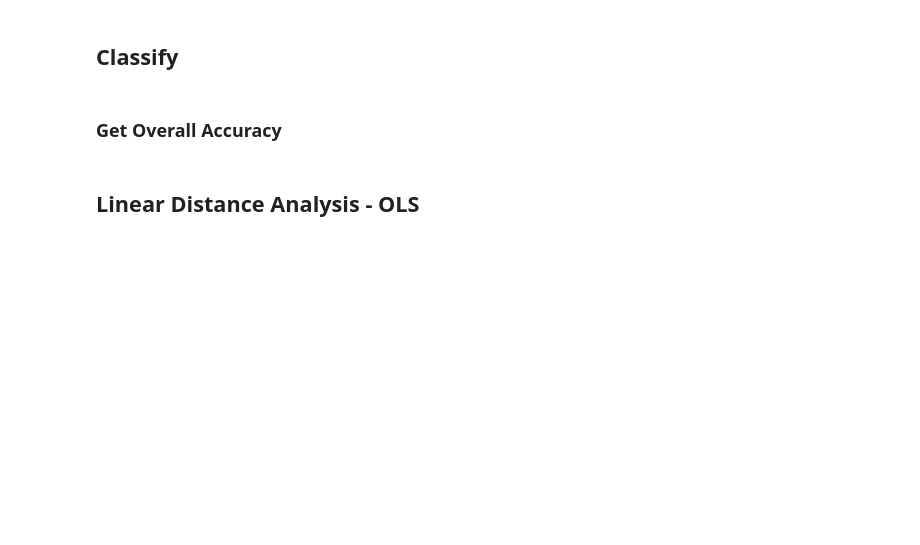
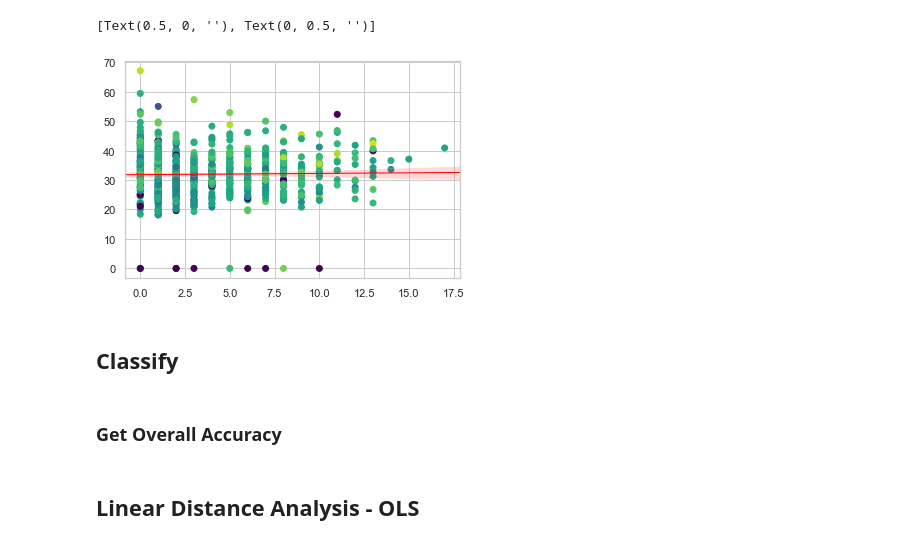
Before and after one commit to arunavanag591/odor_analysis, a Jupyter notebook: data_exploration/dataClassification.ipynb, the cells around one changed output. Cells and saved outputs as stored; diff of their text form; code cells hidden in the pictures; blank space fills up the shorter version.

```diff
--- a/data_exploration/dataClassification.ipynb
+++ b/data_exploration/dataClassification.ipynb
@@ -53,3 +53,5 @@ import seaborn as sns
 from matplotlib.colors import ListedColormap
 sns.set_style("whitegrid")
 pd.options.mode.chained_assignment = None
+# %%
+df=pd.read_csv('~/Downloads/diabetes.csv')
@@ -56,3 +60,16 @@ pd.options.mode.chained_assignment = None
+# %%
+f,ax=plt.subplots(1,1)
+ax.scatter(df.Pregnancies,df.BMI, c= df.BloodPressure, cmap='viridis')
+# ax.set_title('Desert')
+g1 = sns.regplot(x=df.Pregnancies,y=df.BMI , data=df,
+            ax=ax, line_kws={'color':'red','linewidth':1}, scatter=False, truncate=False)
+g1.set(xlabel=None, ylabel=None)
+
+# ax.set_xlabel('$\log_{10}{(Distance)}$')
+# ax.set_ylabel('$\overline{ma}$')
+# %% [output]
+[Text(0.5, 0, ''), Text(0, 0.5, '')]
+[figure, added]
 # %%
 dir = '~/Documents/Myfiles/DataAnalysis/data/Sprints/HighRes/'
 # %% [markdown]
```
Also changed, not shown: parts of 1 cell of this notebook, 5 other files.
